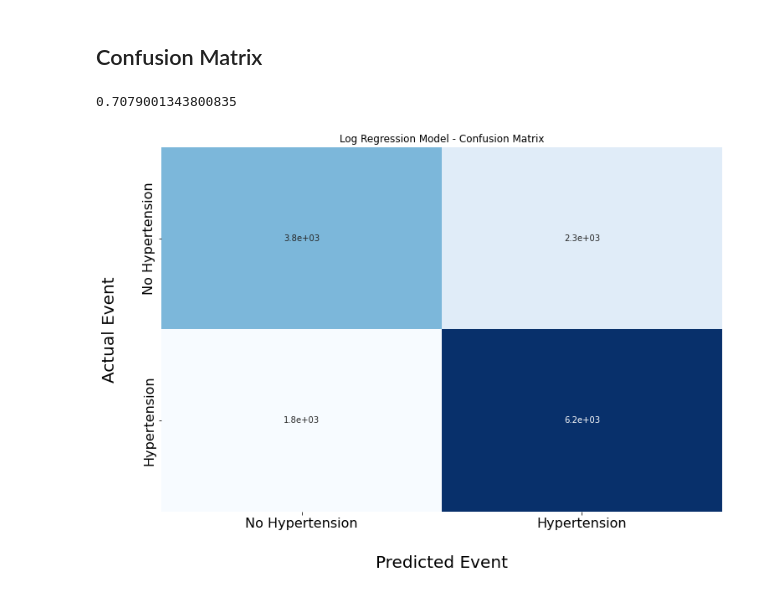
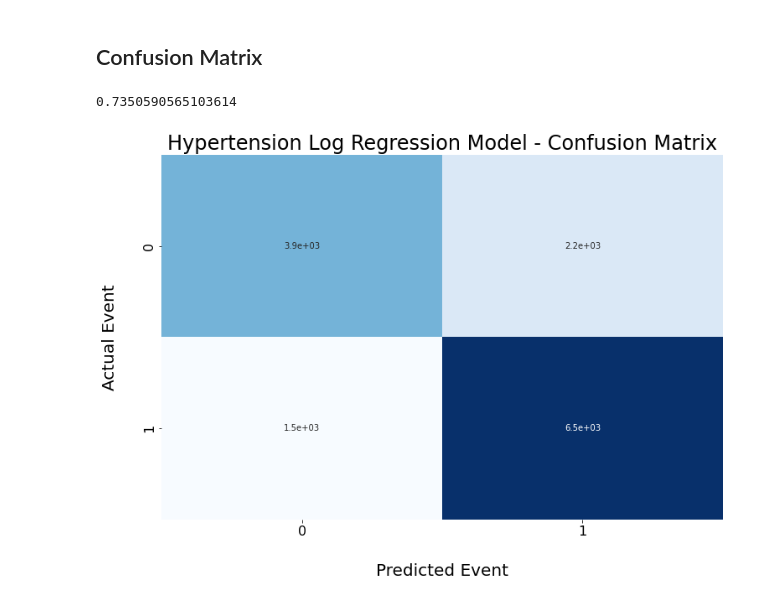
Before and after one commit to CharlesPizza/HealthRiskAssessment, a Jupyter notebook: Health Prediction.ipynb, the cells around one changed output. Drawn from its saved outputs; the diff is of its cells as text; code cells hidden in the pictures.

```diff
--- a/Health Prediction.ipynb
+++ b/Health Prediction.ipynb
@@ -485,0 +518,11 @@ health_prepared = full_pipeline.fit_transform(master)
+# %%
+# Multilabel Classification for TEST set
+X_test = strat_test_set.drop(labels, axis=1)
+y_test_master = strat_test_set[labels]
+y_test_ht, y_test_str, y_test_dbs = y_test_master['Hypertension'], y_test_master['Stroke'], y_test_master['Diabetes']
+y_test_multilabel = np.c_[y_test_ht, y_test_str, y_test_dbs]
+# %%
+from sklearn.metrics import confusion_matrix, accuracy_score
+X_test_prepared = full_pipeline.fit_transform(X_test)
+prediction = moc.predict(X_test_prepared)
+accuracy_score(y_test_multilabel, prediction)
@@ -489,12 +543,13 @@ health_prepared = full_pipeline.fit_transform(master)
 Prediction of Hypertension
 # %%
 from sklearn.linear_model import LogisticRegression
-log_reg = LogisticRegression()
-log_reg.fit(health_prepared, master_labels.iloc[:,0])
+log_reg_ht = LogisticRegression()
+log_reg_ht.fit(health_prepared, master_labels.iloc[:,0])
 # %% [output]
 LogisticRegression()
 # %%
 _data = strat_test_set.drop(labels, axis=1)
 _labels = strat_test_set['Hypertension']
 _data_preped = full_pipeline.transform(_data)
-final_predictions = log_reg.predict(_data_preped)
+final_predictions = log_reg_ht.predict(_data_preped)
+prediction_ht = log_reg_ht.predict(_data_preped)
@@ -504,20 +557,20 @@ prediction = log_reg.predict(_data_preped)
 ## Confusion Matrix
 # %%
 from sklearn.metrics import confusion_matrix, accuracy_score
-accuracy_score(strat_test_set.Hypertension, prediction)
+accuracy_score(strat_test_set.Hypertension, prediction_ht)
 # %% [output]
-0.7079001343800835
+0.7350590565103614
 # %%
 from sklearn.metrics import plot_confusion_matrix
-cm = confusion_matrix(strat_test_set.Hypertension, prediction)
+cm = confusion_matrix(strat_test_set.Hypertension, prediction_ht)
 plt.figure(figsize=(12,8))
 con_matrix = sns.heatmap(cm, annot=True, cbar=False, cmap=plt.cm.Blues)
-plt.title('Log Regression Model - Confusion Matrix')
-plt.xticks([.5,1.5], ['No Hypertension', 'Hypertension'], fontsize=16)
-plt.yticks([.5,1.5], ['No Hypertension',  'Hypertension'], fontsize=16)
+plt.title('Hypertension Log Regression Model - Confusion Matrix', fontsize=24)
+plt.xticks([.5,1.5], fontsize=16)
+plt.yticks([.5,1.5], fontsize=16)
 plt.ylabel('Actual Event', labelpad=30, size=20)
 plt.xlabel('Predicted Event', labelpad=30, size=20)
 plt.show()
-con_mat.get_figure().savefig('images/Log_Reg_Confusion_matrix_prelim.png')
+con_matrix.get_figure().savefig('images/Log_Reg_Confusion_matrix_prelim.png')
 # %% [output]
-[figure, old version]
+[figure, new version]
```
Also changed, not shown: parts of 26 cells of this notebook, 3 other files.
